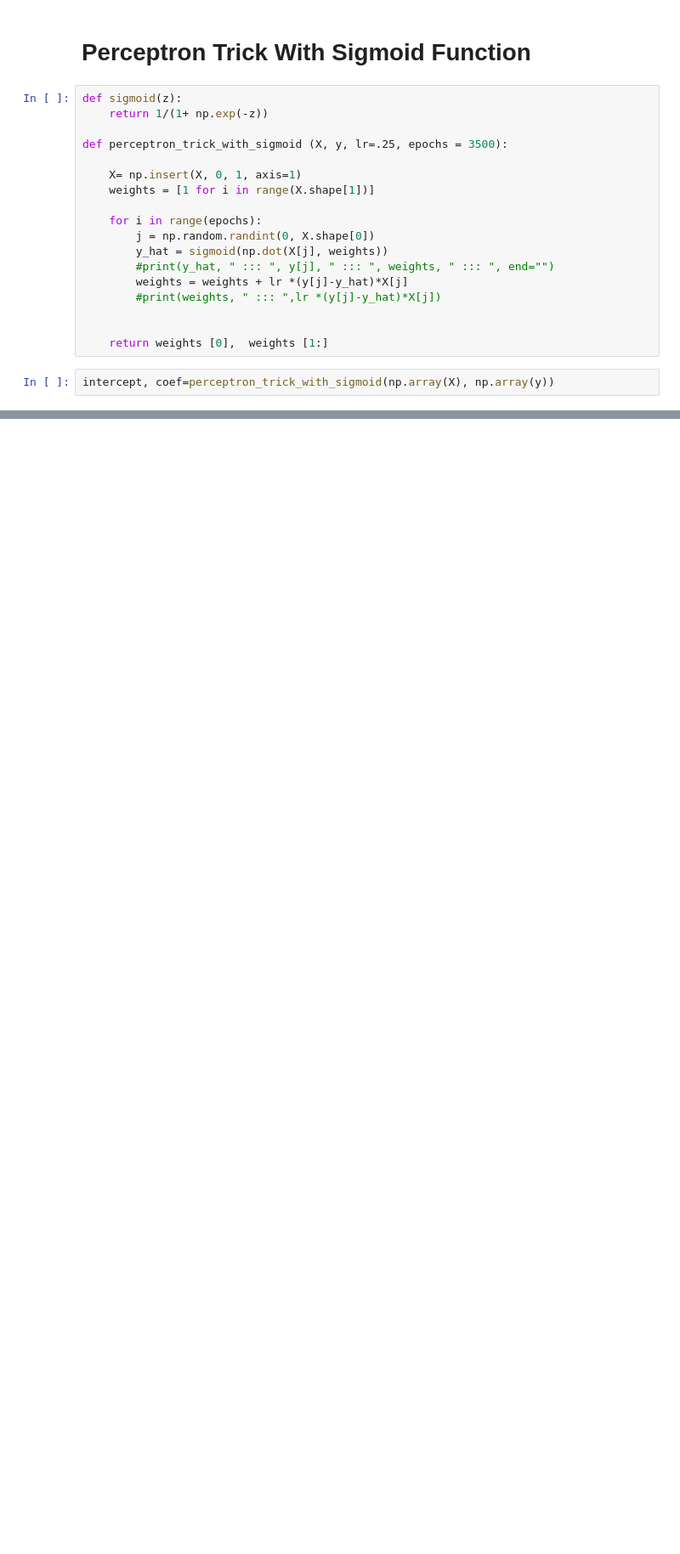
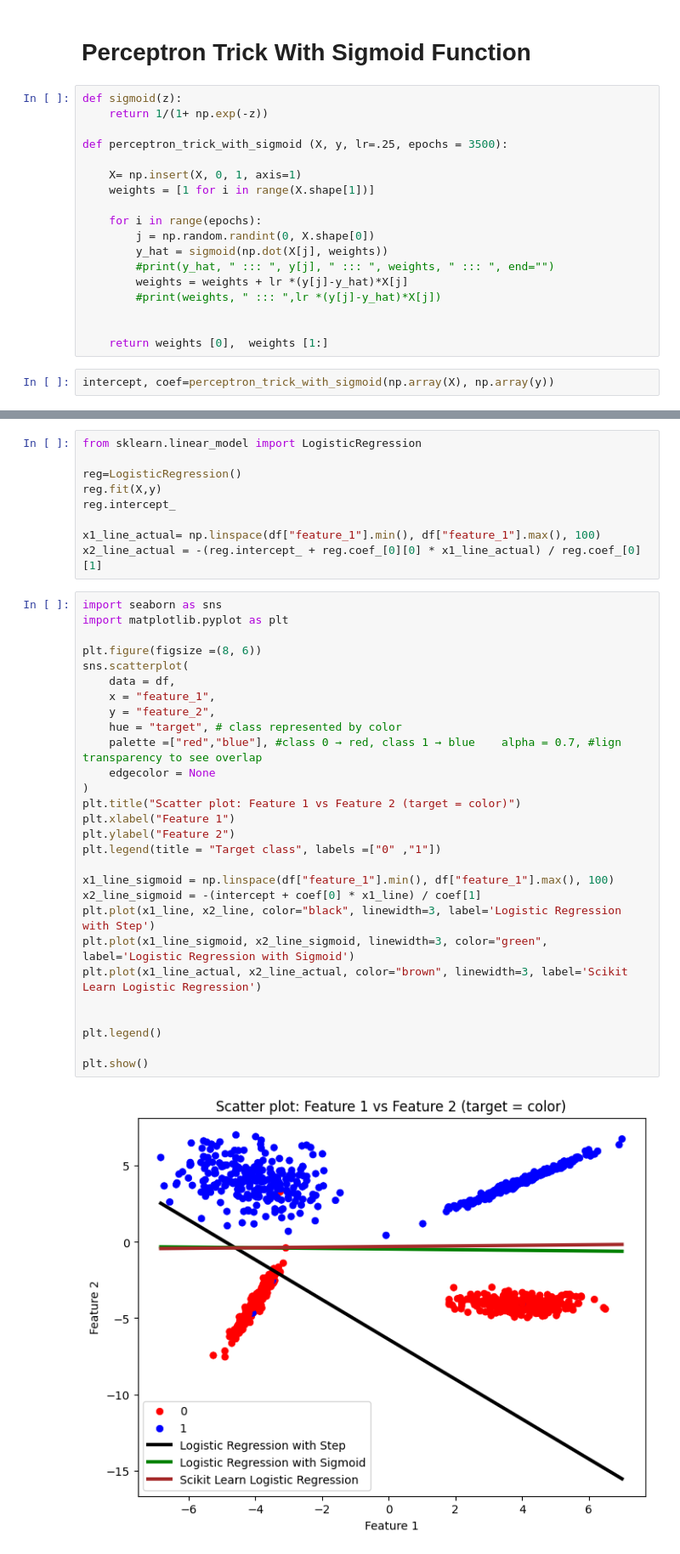
Before and after one commit to mumerfarooqbajwa321/machine-learning-practice, a Jupyter notebook: logistic-regression.ipynb, the cells around one changed output, grey strips where cells are left out. Shown at 85% size. Drawn from its saved outputs; the diff is of its cells as text; blank space fills up the shorter version.

```diff
--- a/logistic-regression.ipynb
+++ b/logistic-regression.ipynb
@@ -263,0 +271,39 @@ plt.show()
+# %%
+from sklearn.linear_model import LogisticRegression
+
+reg=LogisticRegression()
+reg.fit(X,y)
+reg.intercept_
+
+x1_line_actual= np.linspace(df["feature_1"].min(), df["feature_1"].max(), 100)
+x2_line_actual = -(reg.intercept_ + reg.coef_[0][0] * x1_line_actual) / reg.coef_[0][1]
+# %%
+import seaborn as sns
+import matplotlib.pyplot as plt
+
+plt.figure(figsize =(8, 6))
+sns.scatterplot(
+    data = df,
+    x = "feature_1",
+    y = "feature_2",
+    hue = "target", # class represented by color
+    palette =["red","blue"], #class 0 → red, class 1 → blue    alpha = 0.7, #lign transparency to see overlap
+    edgecolor = None
+)
+plt.title("Scatter plot: Feature 1 vs Feature 2 (target = color)")
+plt.xlabel("Feature 1")
+plt.ylabel("Feature 2")
+plt.legend(title = "Target class", labels =["0" ,"1"])
+
+x1_line_sigmoid = np.linspace(df["feature_1"].min(), df["feature_1"].max(), 100)
+x2_line_sigmoid = -(intercept + coef[0] * x1_line) / coef[1]
+plt.plot(x1_line, x2_line, color="black", linewidth=3, label='Logistic Regression with Step')
+plt.plot(x1_line_sigmoid, x2_line_sigmoid, linewidth=3, color="green", label='Logistic Regression with Sigmoid')
+plt.plot(x1_line_actual, x2_line_actual, color="brown", linewidth=3, label='Scikit Learn Logistic Regression')
+
+
+plt.legend()
+
+plt.show()
+# %% [output]
+[figure, added]
```
Also changed, not shown: parts of 10 cells of this notebook.
